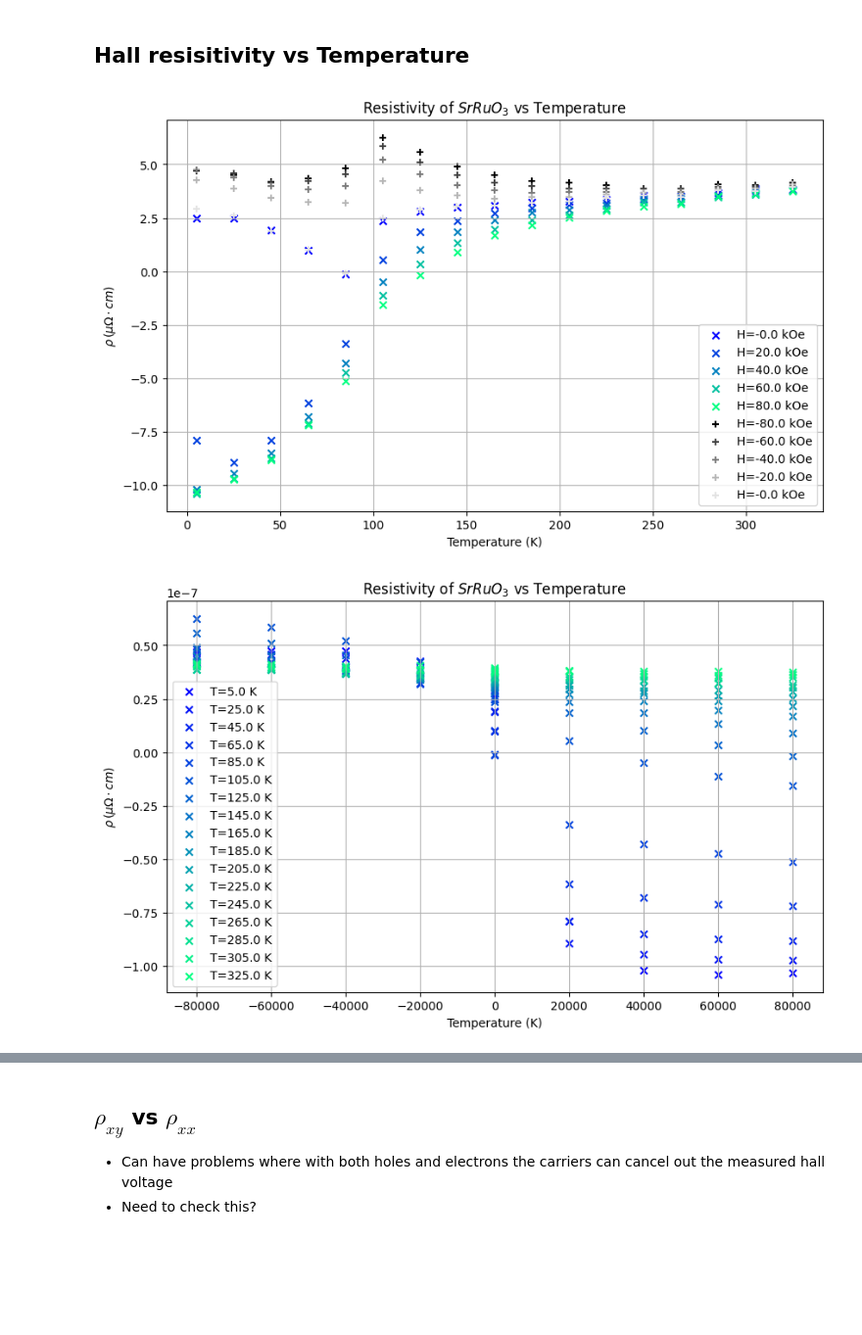
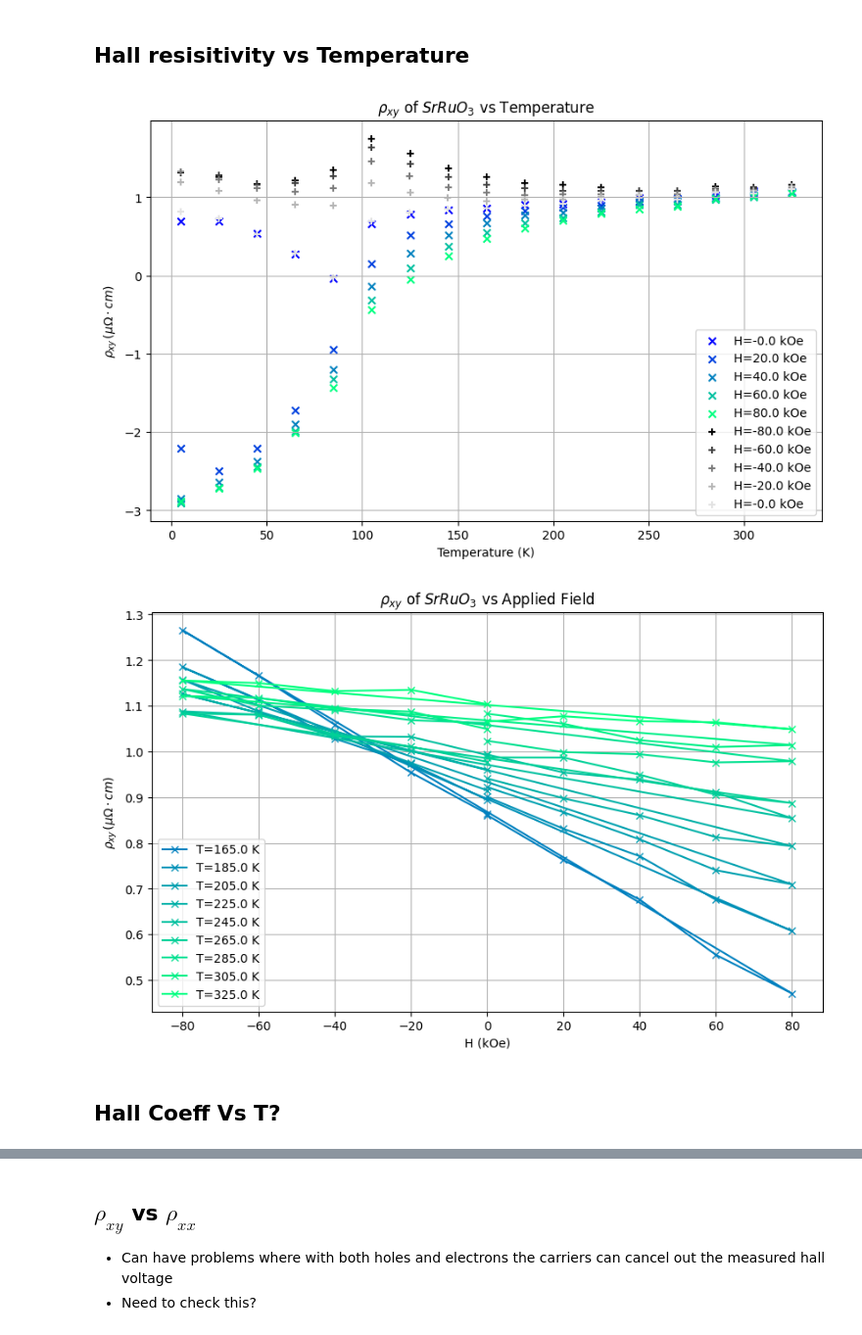
Before and after one commit to hc3413/Electronic_properties_of_thin_films, a Jupyter notebook: Analysis.ipynb, the cells around one changed output, grey strips where cells are left out. Shown at 98% size. Saved outputs shown, nothing was run; the diff lists cells and outputs as text; code cells hidden in the pictures; blank space fills up the shorter version.

```diff
--- a/Analysis.ipynb
+++ b/Analysis.ipynb
@@ -51,7 +51,7 @@ Is this correct?
 # %% [markdown]
 ## Calculate Van der Pauw Resistivity
 # %%
-film_thickness = 50e-9 # Film thickness in meters
+film_thickness = 14e-9 # Film thickness in meters
 
 [res_data, df_res_data, R_squared_res] = functions.vdp_resistivity(data_np, film_thickness, ctf, tf_av)
 
@@ -314,8 +337,8 @@ average R-squared = 0.9999999173893903
 ## Hall resisitivity vs Temperature
 # %%
 # Create a figure and axis
-fig8 = plt.figure(figsize=(10, 6))
-ax = fig8.add_subplot(111)  # Create a single subplot
+fig7 = plt.figure(figsize=(10, 6))
+ax = fig7.add_subplot(111)  # Create a single subplot
 
 #c_val = plt.cm.jet(np.linspace(0,1,num_field_points))
 # Generating one set of colors for increasing positive field and one set for decreasing negative field
@@ -330,12 +353,12 @@ markers = ['x'] * int(ctf[5] / 2) + ['+'] * int(ctf[5] / 2)
 
 for k in range(ctf[5]):
     # Plot rho_film vs Temp
-    ax.scatter(hall_data[k::ctf[5],0], hall_data[k::ctf[5],4] * 1e8, marker=markers[k], color=c_val[k], label = f'H={np.round(res_data[k,1]/1000,decimals=0)} kOe')
+    ax.scatter(hall_data[k::ctf[5],0], hall_data[k::ctf[5],6]*1e8 , marker=markers[k], color=c_val[k], label = f'H={np.round(hall_data[k,1]/1000,decimals=0)} kOe')
 
 # Set labels and title
 ax.set_xlabel('Temperature (K)')
-ax.set_ylabel(r'$\rho\,(\mu \Omega \cdot cm)$')
-ax.set_title(r'Resistivity of $SrRuO_3$ vs Temperature')
+ax.set_ylabel(r'$\rho_{xy}\,(\mu \Omega \cdot cm)$')
+ax.set_title(r'$\rho_{xy}$ of $SrRuO_3$ vs Temperature')
 # ax.set_xlim(0,100)
 # ax.set_ylim(1425,1525)
 
@@ -350,7 +373,7 @@ plt.show()
 
 #fig3.savefig(Path(path_out).joinpath('resistivity_vs_temperature.png'))
 # %% [output]
-[figure, old version]
+[figure, new version]
 # %%
 #ctf = [current_unique, temp_unique, field_unique, current_no, temp_no, field_no]
 
@@ -360,36 +383,38 @@ ax = fig8.add_subplot(111)  # Create a single subplot
 
 #c_val = plt.cm.jet(np.linspace(0,1,num_field_points))
 # Generating one set of colors for increasing positive field and one set for decreasing negative field
 # higher field is brighter color in both cases
 c_val = plt.get_cmap('winter')(np.linspace(0, 1, ctf[4]))
 
 
 # Create separate marker arrays for positive and negative fields stiched together
 markers = ['x'] * ctf[4]
 
 
 for t_count, t in enumerate(ctf[1], start=0):
-    if t > 1:
+    if t > 150:
         index = t_count * ctf[5]
         # Plot rho_film vs Temp
-        ax.scatter(hall_data[index:index+ctf[5],1], hall_data[index:index+ctf[5],4], marker=markers[t_count], color=c_val[t_count], label = f'T={np.round(t,decimals=0)} K')
+        ax.plot(hall_data[index:index+ctf[5],1]/1000, hall_data[index:index+ctf[5],6]*1e8, marker=markers[t_count], color=c_val[t_count], label = f'T={np.round(t,decimals=0)} K')
 
 # Set labels and title
-ax.set_xlabel('Temperature (K)')
-ax.set_ylabel(r'$\rho\,(\mu \Omega \cdot cm)$')
-ax.set_title(r'Resistivity of $SrRuO_3$ vs Temperature')
+ax.set_xlabel('H (kOe)')
+ax.set_ylabel(r'$\rho_{xy}\,(\mu \Omega \cdot cm)$')
+ax.set_title(r'$\rho_{xy}$ of $SrRuO_3$ vs Applied Field')
 # ax.set_xlim(0,100)
 # ax.set_ylim(1425,1525)
 
 # Add a grid
 ax.grid(True)
 
 # Add a legend
 ax.legend()
 
 # Show the plot
 plt.show()
 
 #fig3.savefig(Path(path_out).joinpath('resistivity_vs_temperature.png'))
 # %% [output]
-[figure, old version]
+[figure, new version]
+# %% [markdown]
+## Hall Coeff Vs T?
```
Also changed, not shown: parts of 9 cells of this notebook, 1 other file.
